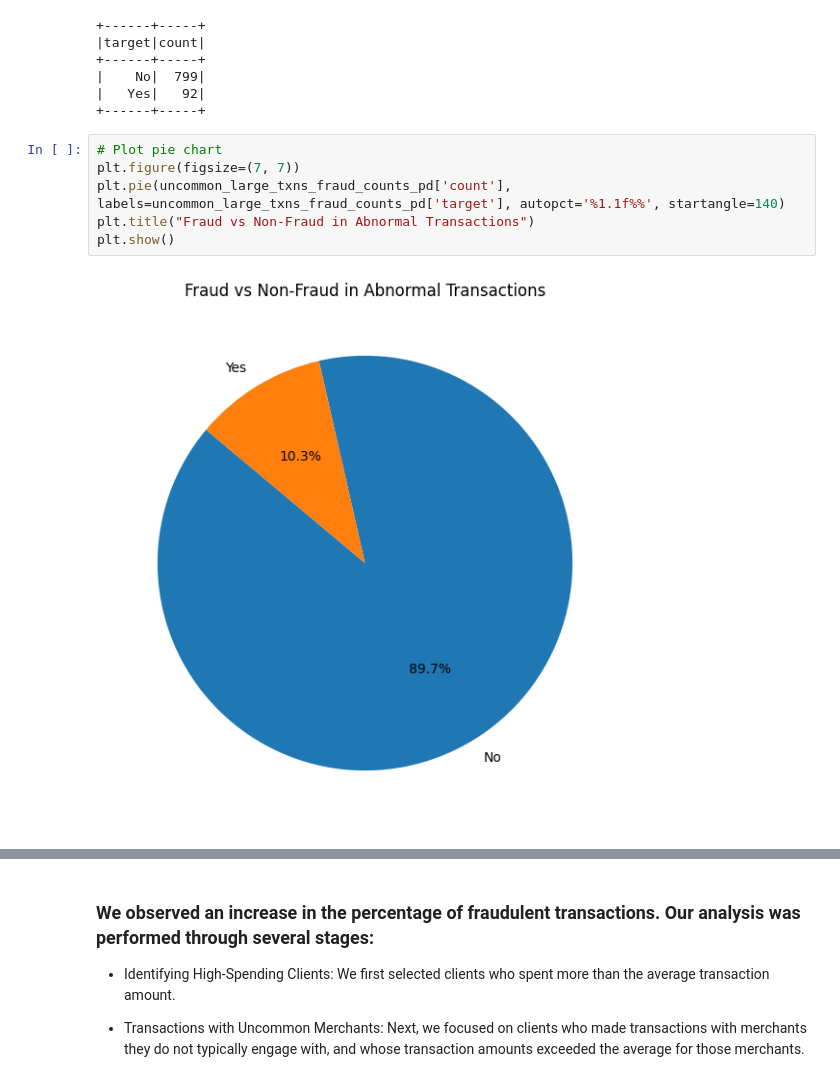
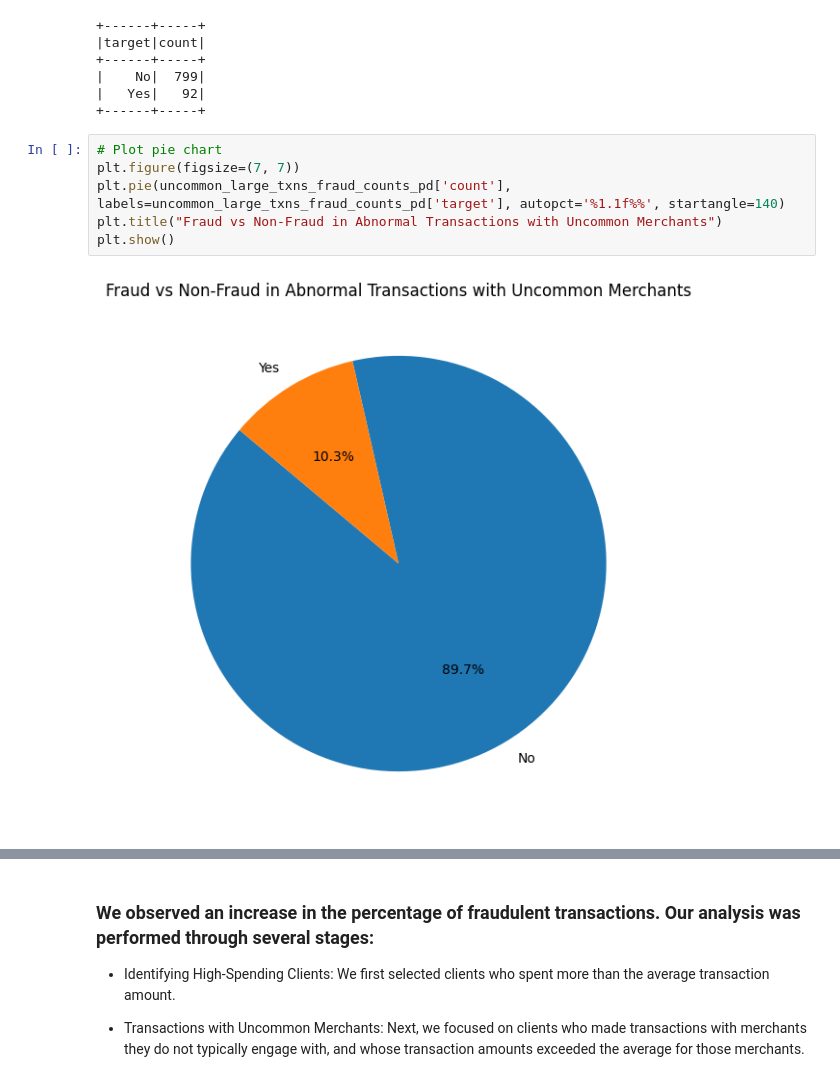
Before and after one commit to Sara-Gamal12/Transaction-Classification-and-Analysis, a Jupyter notebook: Users EDA.ipynb, the cells around one changed output, grey strips where cells are left out. Cells and saved outputs as stored; diff of their text form.

Commit message:
Update graphs

```diff
--- a/Users EDA.ipynb
+++ b/Users EDA.ipynb
@@ -449,11 +441,11 @@ uncommon_large_txns_fraud_counts.show()
 # %%
 # Plot pie chart
 plt.figure(figsize=(7, 7))
 plt.pie(uncommon_large_txns_fraud_counts_pd['count'], labels=uncommon_large_txns_fraud_counts_pd['target'], autopct='%1.1f%%', startangle=140)
-plt.title("Fraud vs Non-Fraud in Abnormal Transactions")
+plt.title("Fraud vs Non-Fraud in Abnormal Transactions with Uncommon Merchants")
 plt.show()
 # %% [output]
-[figure, old version]
+[figure, new version]
 # %%
 # Get the percentage of fraud and non-fraud transactions
 txs_with_totalspent_morethan_creditlimit=uncommon_large_txns_pd[uncommon_large_txns_pd["avg_amt"] >= uncommon_large_txns_pd["avg_credit_limit"]]
```
Also changed, not shown: parts of 9 cells of this notebook.
